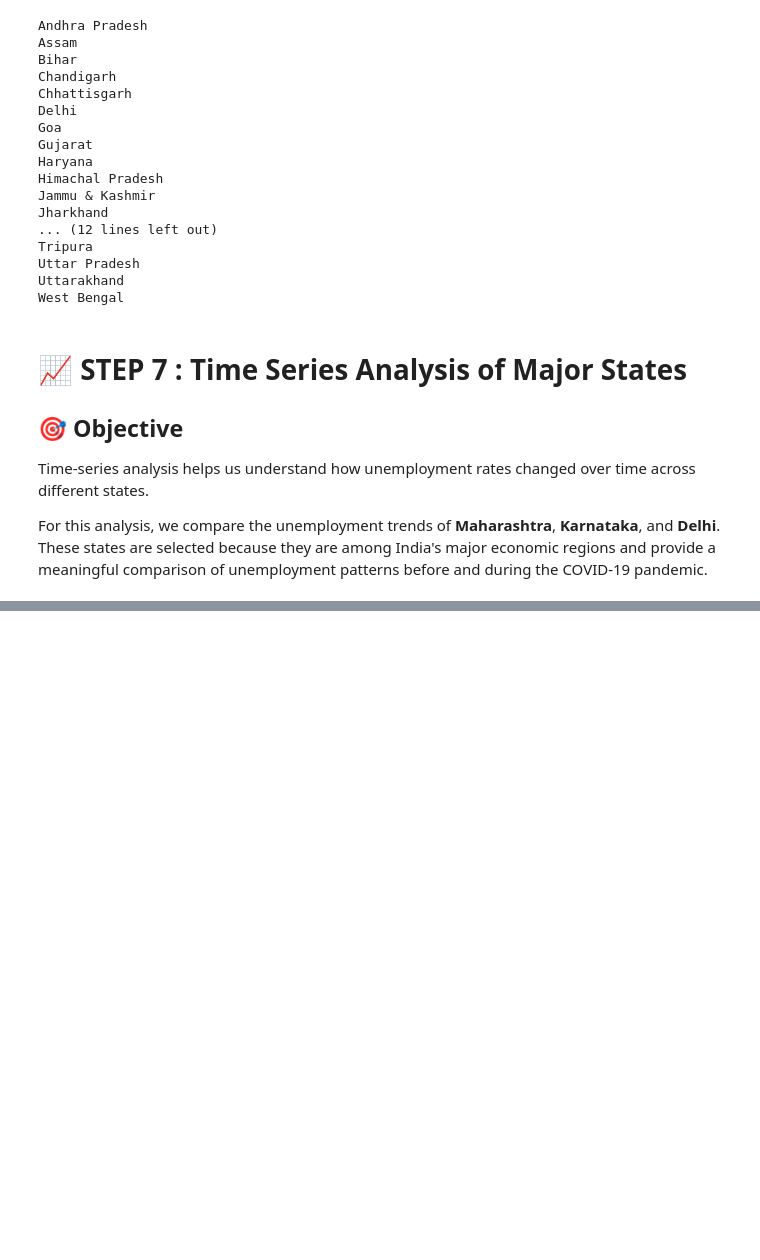
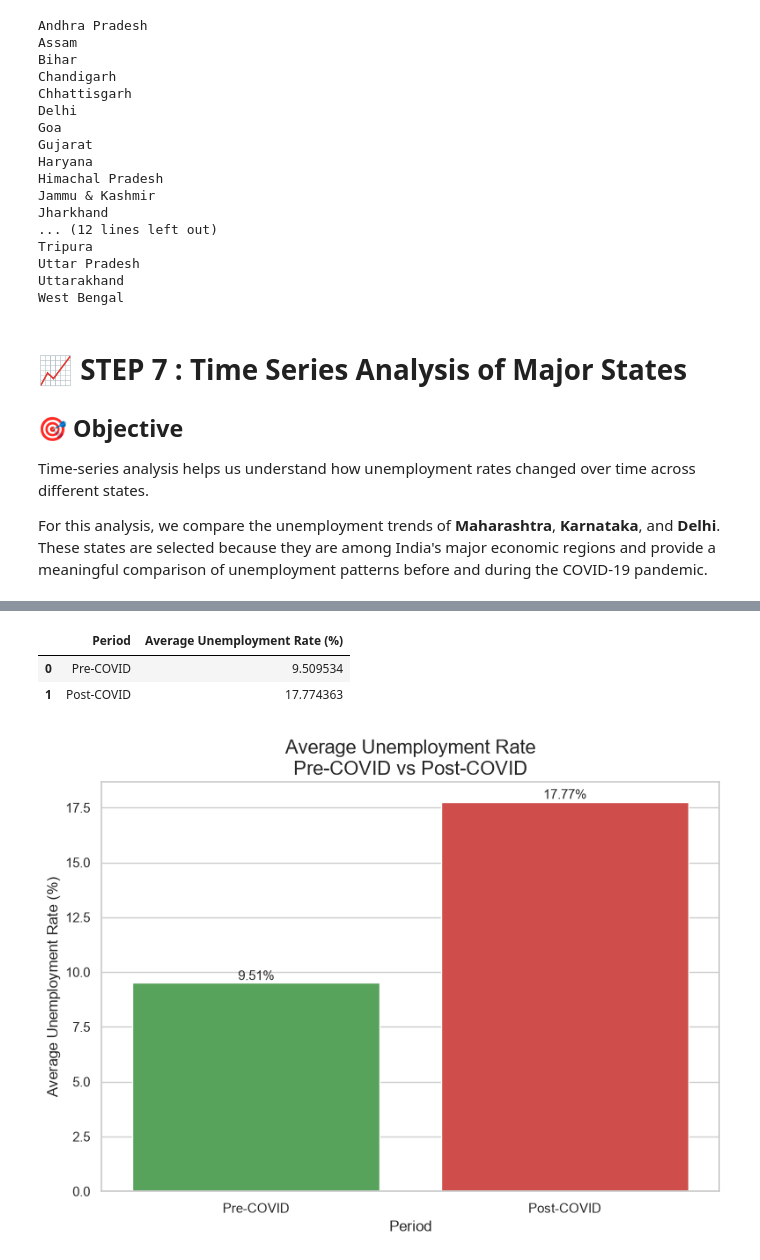
Before and after one commit to SKDANISHO7/OIBSIP, a Jupyter notebook: DataScience-Task2-UnemploymentAnalysis/DataScience-Task2-UnemploymentAnalysis.ipynb, the cells around one changed output, grey strips where cells are left out. Cells and saved outputs as stored; diff of their text form; code cells hidden in the pictures; blank space fills up the shorter version.

```diff
--- a/DataScience-Task2-UnemploymentAnalysis/DataScience-Task2-UnemploymentAnalysis.ipynb
+++ b/DataScience-Task2-UnemploymentAnalysis/DataScience-Task2-UnemploymentAnalysis.ipynb
@@ -427,0 +597,53 @@ plt.show()
+# %%
+# Calculate average unemployment rate
+
+pre_avg = pre_covid["Estimated Unemployment Rate (%)"].mean()
+
+post_avg = post_covid["Estimated Unemployment Rate (%)"].mean()
+
+covid_comparison = pd.DataFrame({
+    "Period": ["Pre-COVID", "Post-COVID"],
+    "Average Unemployment Rate (%)": [pre_avg, post_avg]
+})
+
+covid_comparison
+# %% [output]
+|  | Period | Average Unemployment Rate (%) |
+| 0 | Pre-COVID | 9.509534 |
+| 1 | Post-COVID | 17.774363 |
+# %%
+# Create comparison chart
+
+plt.figure(figsize=(8,6))
+
+ax = sns.barplot(
+    data=covid_comparison,
+    x="Period",
+    y="Average Unemployment Rate (%)",
+    palette=["#4CAF50", "#E53935"]
+)
+
+# Add value labels
+for container in ax.containers:
+    ax.bar_label(container, fmt="%.2f%%", fontsize=11)
+
+plt.title(
+    "Average Unemployment Rate\nPre-COVID vs Post-COVID",
+    fontsize=16
+)
+
+plt.xlabel("Period", fontsize=12)
+plt.ylabel("Average Unemployment Rate (%)", fontsize=12)
+
+plt.tight_layout()
+
+# Save image
+plt.savefig(
+    "outputs/covid_pre_vs_post_comparison.png",
+    dpi=300,
+    bbox_inches="tight"
+)
+
+plt.show()
+# %% [output]
+[figure, added]
```
Also changed, not shown: parts of 12 cells of this notebook, 1 other file.
